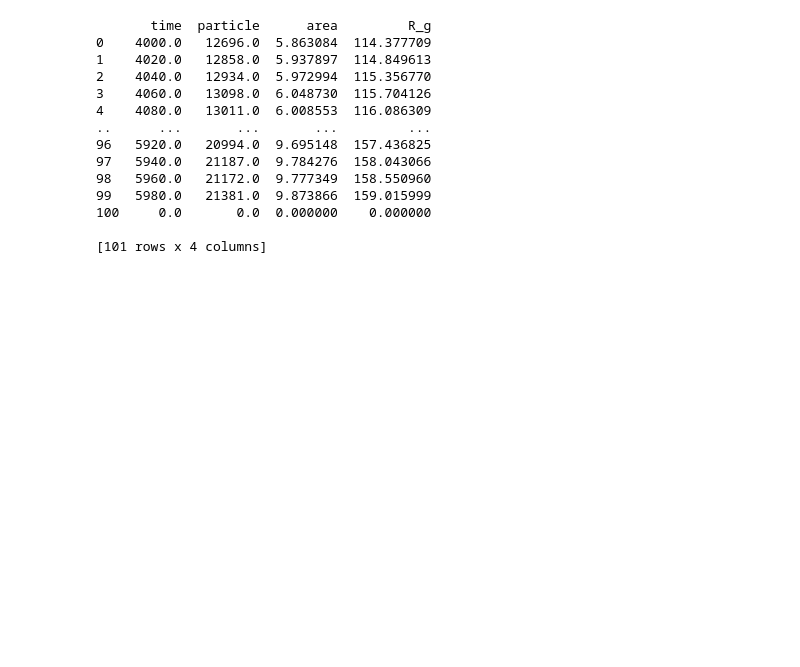
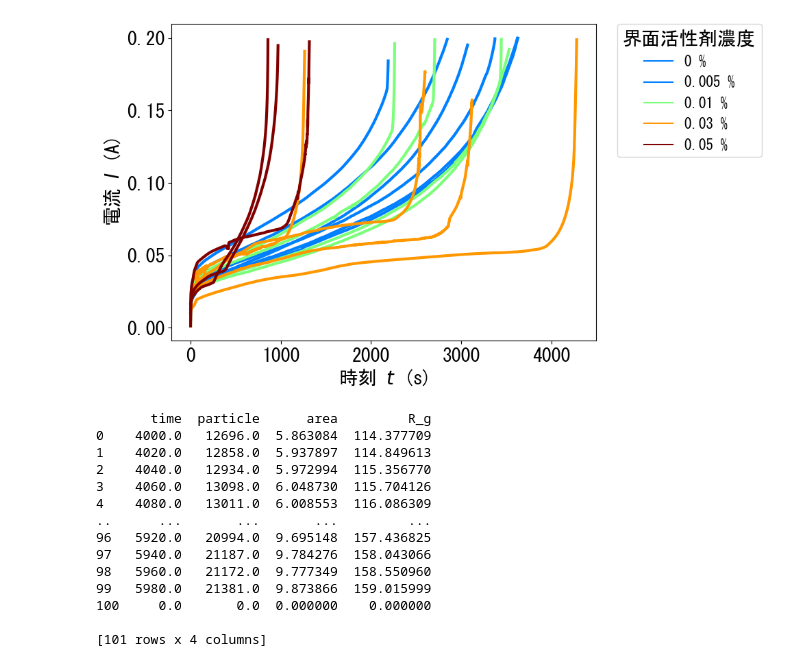
Before and after one commit to momoya-N/dendrite, a Jupyter notebook: movie_analisis/analisis_program/branch_analisys/movie_analisys_plot.ipynb, the cells around one changed output. Cells and saved outputs as stored; diff of their text form; code cells hidden in the pictures; blank space fills up the shorter version.

```diff
--- a/movie_analisis/analisis_program/branch_analisys/movie_analisys_plot.ipynb
+++ b/movie_analisis/analisis_program/branch_analisys/movie_analisys_plot.ipynb
@@ -16,6 +16,40 @@ import copy
 from scipy.optimize import curve_fit
 import scipy.stats as st
 import sys
+# %%
+"E:/dendrite_data/cal_data.xlsx"
+# read sheet3 from the Excel file
+df = pd.read_excel("E:/dendrite_data/cal_data.xlsx", sheet_name="Sheet3")
+# カラーマップを作成
+cmap_plot = cm.get_cmap('jet', 5)  # 'jet'カラーマップを5つの色で分割
+# 色を取得
+colors_plot=cmap_plot(np.linspace(0.2, 0.8, 5))
+#濃度リストの作成
+conc_list = ["non", "0.005", "0.01", "0.03", "0.05"]
+plt.rcParams['font.family'] = "MS Gothic"#日本語化
+
+# グラフの描画
+n_groups = df.shape[1] // 3
+plt.figure(figsize=(8, 6))
+for con in conc_list:
+    if con == "non":
+        plt.plot([], [], color=colors_plot[conc_list.index(con)], label=con.replace("non", "0 %"))
+    else:
+        plt.plot([], [], color=colors_plot[conc_list.index(con)], label=con + " %")
+    for i in range(n_groups):
+        label = df.columns[i*3]  # data name from the header of first column in the group
+        if con in label:
+            time_series = df.iloc[:, i*3 + 1]
+            current_series = df.iloc[:, i*3 + 2]
+            plt.plot(time_series, current_series, marker='', linestyle='-', color=colors_plot[conc_list.index(con)], linewidth=3)
+
+plt.legend(bbox_to_anchor=(1.05, 1), loc='upper left', borderaxespad=0,title="界面活性剤濃度",title_fontsize=20,fontsize=15)
+plt.xlabel(r"時刻 $t$ (s)",fontsize=20)
+plt.ylabel(r"電流 $I$ (A)",fontsize=20)
+plt.tick_params(axis='both', which='major', labelsize=20)
+plt.show()
+# %% [output]
+[figure, added]
 # %%
 def linear(x,a,b):
     return a*x+b
```
Also changed, not shown: parts of 1 cell of this notebook, 8 other files.
